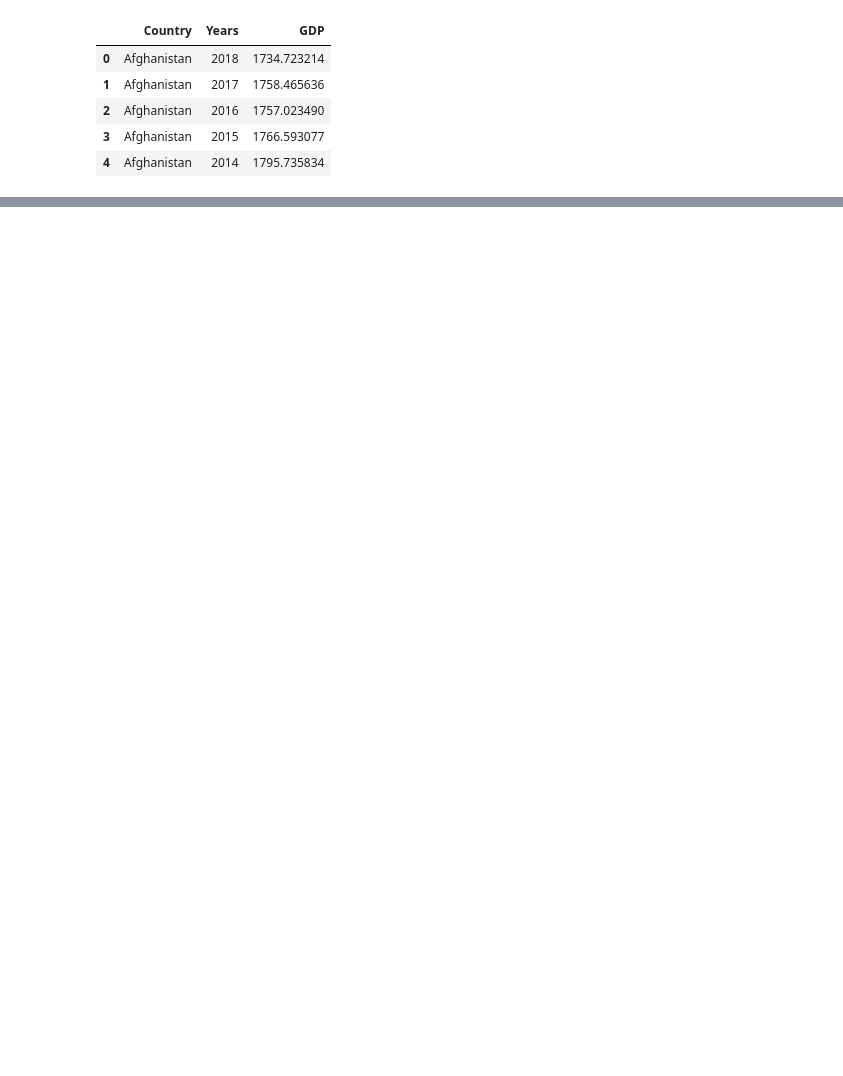
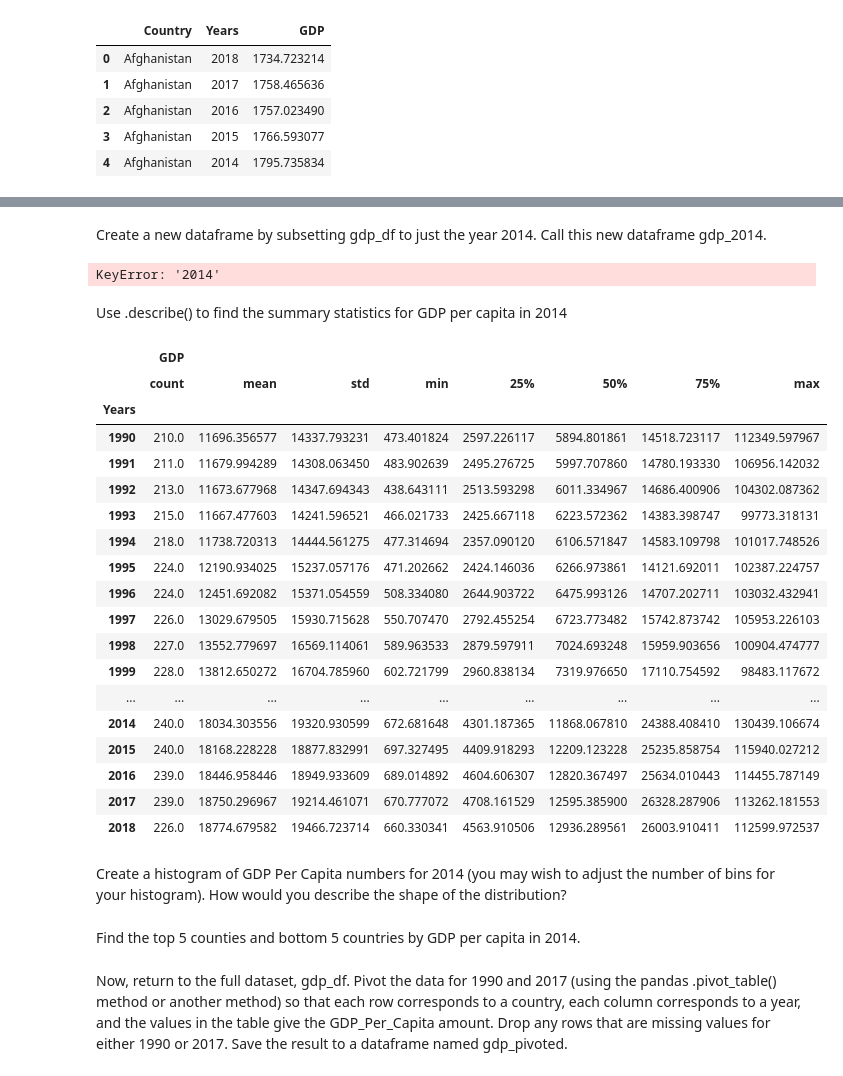
Before and after one commit to nss-data-science-cohort-4/dq1-undata-matthgray, a Jupyter notebook: un_data.ipynb, the cells around one changed output, grey strips where cells are left out. Saved outputs shown, nothing was run; the diff lists cells and outputs as text; code cells hidden in the pictures; blank space fills up the shorter version.

```diff
--- a/un_data.ipynb
+++ b/un_data.ipynb
@@ -43,3 +34,5 @@ gdp_df.tail(5)
+# %%
+ngdp_df = gdp_df.drop(ngdp_df.index[-2:])
 # %% [markdown]
 Drop the ‘Value Footnotes’ column, and rename the remaining columns to
 ‘Country’, ‘Year’, and ‘GDP_Per_Capita’
@@ -46,3 +48,2 @@ Drop the ‘Value Footnotes’ column, and rename the remaining columns to
 # %%
-ngdp_df = gdp_df.drop("Value Footnotes", axis=1)
-ngdp_df.head()
+nngdp_df = ngdp_df.drop("Value Footnotes", axis=1)
@@ -57,4 +51,4 @@ ngdp_df.head()
 new_columns = {'Country or Area' : 'Country',
                'Year': 'Years',
                'Value': 'GDP',}
-ngdp_df.rename(columns = new_columns, inplace=True)
+nngdp_df.rename(columns = new_columns, inplace=True)
@@ -69,0 +169,46 @@ ngdp_df.head()
+# %% [markdown]
+Create a new dataframe by subsetting gdp_df to just the year 2014. Call
+this new dataframe gdp_2014.
+# %%
+gdp_2014 = nngdp_df.groupby(['Years','2014'])
+# %% [output]
+KeyError: '2014'
+# %% [markdown]
+Use .describe() to find the summary statistics for GDP per capita in
+2014
+# %%
+gdp_2014.describe()
+# %% [output]
+|  | GDP |  |  |  |  |  |  |  |
+|  | count | mean | std | min | 25% | 50% | 75% | max |
+| Years |  |  |  |  |  |  |  |  |
+| 1990 | 210.0 | 11696.356577 | 14337.793231 | 473.401824 | 2597.226117 | 5894.801861 | 14518.723117 | 112349.597967 |
+| 1991 | 211.0 | 11679.994289 | 14308.063450 | 483.902639 | 2495.276725 | 5997.707860 | 14780.193330 | 106956.142032 |
+| 1992 | 213.0 | 11673.677968 | 14347.694343 | 438.643111 | 2513.593298 | 6011.334967 | 14686.400906 | 104302.087362 |
+| 1993 | 215.0 | 11667.477603 | 14241.596521 | 466.021733 | 2425.667118 | 6223.572362 | 14383.398747 | 99773.318131 |
+| 1994 | 218.0 | 11738.720313 | 14444.561275 | 477.314694 | 2357.090120 | 6106.571847 | 14583.109798 | 101017.748526 |
+| 1995 | 224.0 | 12190.934025 | 15237.057176 | 471.202662 | 2424.146036 | 6266.973861 | 14121.692011 | 102387.224757 |
+| 1996 | 224.0 | 12451.692082 | 15371.054559 | 508.334080 | 2644.903722 | 6475.993126 | 14707.202711 | 103032.432941 |
+| 1997 | 226.0 | 13029.679505 | 15930.715628 | 550.707470 | 2792.455254 | 6723.773482 | 15742.873742 | 105953.226103 |
+| 1998 | 227.0 | 13552.779697 | 16569.114061 | 589.963533 | 2879.597911 | 7024.693248 | 15959.903656 | 100904.474777 |
+| 1999 | 228.0 | 13812.650272 | 16704.785960 | 602.721799 | 2960.838134 | 7319.976650 | 17110.754592 | 98483.117672 |
+| ... | ... | ... | ... | ... | ... | ... | ... | ... |
+| 2014 | 240.0 | 18034.303556 | 19320.930599 | 672.681648 | 4301.187365 | 11868.067810 | 24388.408410 | 130439.106674 |
+| 2015 | 240.0 | 18168.228228 | 18877.832991 | 697.327495 | 4409.918293 | 12209.123228 | 25235.858754 | 115940.027212 |
+| 2016 | 239.0 | 18446.958446 | 18949.933609 | 689.014892 | 4604.606307 | 12820.367497 | 25634.010443 | 114455.787149 |
+| 2017 | 239.0 | 18750.296967 | 19214.461071 | 670.777072 | 4708.161529 | 12595.385900 | 26328.287906 | 113262.181553 |
+| 2018 | 226.0 | 18774.679582 | 19466.723714 | 660.330341 | 4563.910506 | 12936.289561 | 26003.910411 | 112599.972537 |
+# %% [markdown]
+Create a histogram of GDP Per Capita numbers for 2014 (you may wish
+to adjust the number of bins for your histogram). How would you describe
+the shape of the distribution?
+# %% [markdown]
+Find the top 5 counties and bottom 5 countries by GDP per capita in
+2014.
+# %% [markdown]
+Now, return to the full dataset, gdp_df. Pivot the data for 1990 and 2017
+(using the pandas .pivot_table() method or another method) so that
+each row corresponds to a country, each column corresponds to a year,
+and the values in the table give the GDP_Per_Capita amount. Drop any
+rows that are missing values for either 1990 or 2017. Save the result to a
+dataframe named gdp_pivoted.
```
Also changed, not shown: parts of 16 cells of this notebook.
